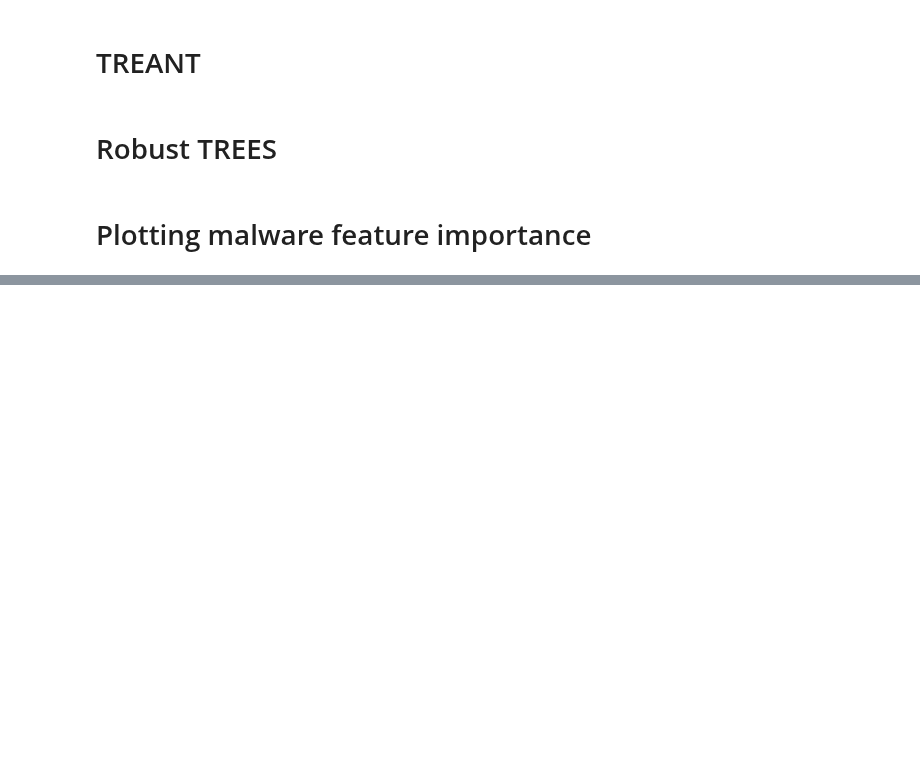
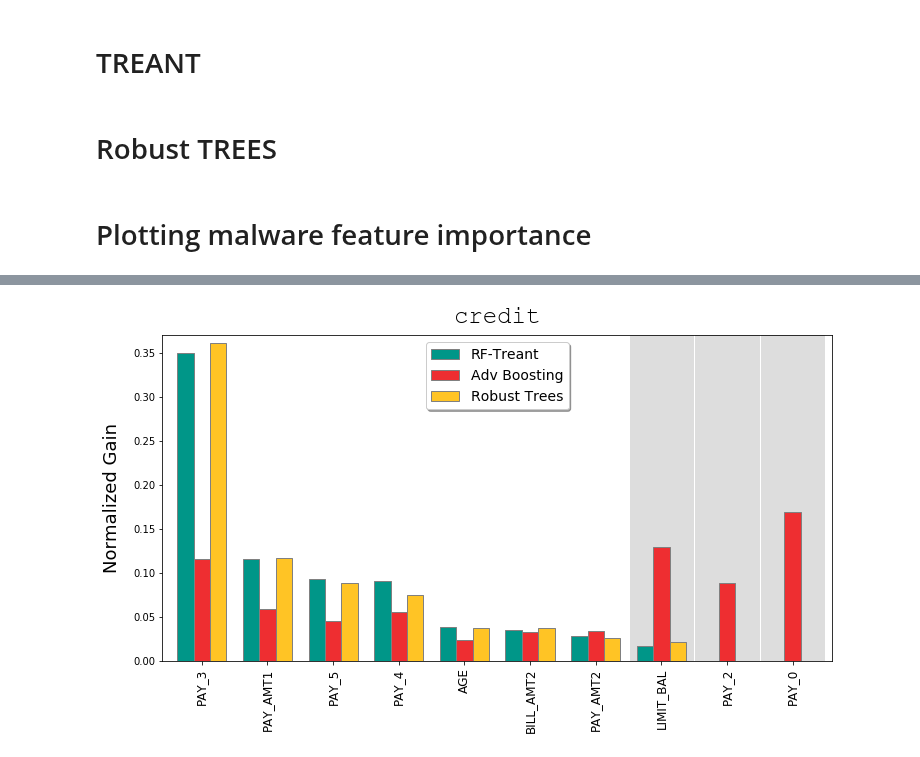
Before and after one commit to gtolomei/treant, a Jupyter notebook: src/Feature Importance.ipynb, the cells around one changed output, grey strips where cells are left out. Cells and saved outputs as stored; diff of their text form; code cells hidden in the pictures; blank space fills up the shorter version.

```diff
--- a/src/Feature Importance.ipynb
+++ b/src/Feature Importance.ipynb
@@ -243,7 +310,7 @@ plt.show()
 # %% [markdown]
 # Malware
 # %%
-DATASET_NAME="malware_all"
+DATASET_NAME="malware"
 DATASET_DIR="../data/{}".format(DATASET_NAME)
 ATK_DIR=DATASET_DIR + "/attacks"
 MODELS_DIR="../out/models/{}".format(DATASET_NAME)
@@ -304,7 +375,7 @@ sub_treant =treant
 # %% [markdown]
 # Robust TREES
 # %%
-with open("../out/models/malware_all/icml2019_malware_L-sse_B40_T100_D8_I20.model", 'rb') as f:
+with open("../out/models/malware_all/par-robust_malware_L-sse_B60_T100_D8_I20.model", 'rb') as f:
     model = dill.load(f)
 l=[]
 for i in range(model.n_estimators):
@@ -322,7 +393,7 @@ dft.loc[:,'N-Gain']=dft['Gain'].div(dft['Gain'].sum())
 robust_tree = dft.sort_values(by=['Gain'],ascending=False)
 robust_tree= dft.sort_values(by=['Gain'],ascending=False)
 #print("-- Robust Tree --")
-#robust_tree[:10]
+robust_tree[:10]
 # %%
 # collecting all the top 10 features along with gain and normalized gain value
 df = pd.DataFrame(columns=['AB-Name','TREANT-Name','Robust-Name','Random-Name','Adv Boosting',
@@ -444,0 +508,14 @@ plt.gcf().subplots_adjust(bottom=0.20)
+# %%
+def print_fx_imp(model, colnames):
+    fx_uses = model.feature_importance(importance_type='split')
+    fx_gain = model.feature_importance(importance_type='gain')
+    df = pd.DataFrame(columns=['Random-Name','Gain'])
+    for i,f in enumerate(np.argsort(fx_gain)[::-1]):
+        ("{:2d} {:20s} {:.3f} {:4d}".format(i, colnames[f], fx_gain[f], fx_uses[f]))
+        df=df.append({'Random-Name':colnames[f],'Gain':fx_gain[f]}, ignore_index=True)
+    return df
+#print("-- adversarial boosting--")
+gbdt = lightgbm.Booster(model_file="../out/models/credit/rf-gbdt_credit_T100_S0050_L256_R100.model")
+random_forest =print_fx_imp(gbdt, train.columns)
+random_forest.loc[:,'N-Gain']=random_forest['Gain'].div(random_forest['Gain'].sum())
+#random_forest
@@ -444,0 +610,60 @@ plt.gcf().subplots_adjust(bottom=0.20)
+# %%
+import numpy as np
+import matplotlib.pyplot as plt
+
+# set width of bar
+barWidth = 0.25
+fig, ax = plt.subplots(figsize=(12,6))
+
+
+# process attacks
+attacked_fx = ["PAY_0", "BILL_AMT1", "PAY_2", "LIMIT_BAL"]
+
+plt.bar([0.25+xx for xx in range(len(credit['Name']))],
+        credit['Name'].isin(attacked_fx).astype(float) * 1.0,  width=1.0,
+        color ="#dddddd", edgecolor='white')
+
+
+# set height of bar
+bars1 = credit['RF-TREANT'].tolist()
+bars2 = credit['Adv Boosting'].tolist()
+bars3 = credit['Robust Trees'].tolist()
+# bars4 = wine['Random Forest'].tolist()
+
+# Set position of bar on X axis
+r1 = np.arange(len(bars1))
+r2 = [x + barWidth  for x in r1]
+r3 = [x + barWidth for x in r2]
+# r4 = [x + barWidth for x in r3]
+
+# Make the plot
+plt.bar(r1, bars1,  width=barWidth, color ="#009688",edgecolor='gray', label='RF-Treant')
+plt.bar(r2, bars2,  width=barWidth, color ="#ee2e31",edgecolor='gray', label='Adv Boosting')
+plt.bar(r3, bars3,  width=barWidth, color="#ffc425",edgecolor='gray', label='Robust Trees')
+# plt.bar(r4,bars4,  width=barWidth , color="#3385c6",edgecolor='white', label='Random Forest')
+
+# Add xticks on the middle of the group bars    TRe-#009688
+#plt.xlabel('Feature Names', fontweight='bold',fontsize =16) RT-#ffc425
+plt.ylabel('Normalized Gain', fontsize=18, labelpad=12)
+
+plt.xticks([r +  barWidth for r in range(len(credit['Name']))], credit['Name'].tolist()
+                                                        ,rotation=90, fontsize=12)
+ax.set_ylim((0,.37))
+
+# Create legend & Show graphic
+plt.title('credit',fontsize=24, fontname="Courier New", pad=12)
+plt.margins(0.01)
+plt.legend(loc='upper center',fontsize=14,
+               fancybox=True,
+               shadow=True)
+
+#ax.spines['right'].set_visible(False)
+#ax.spines['top'].set_visible(False)
+
+#chartBox = ax.get_position()
+#ax.set_position([chartBox.x0, chartBox.y0, chartBox.width*0.6, chartBox.height])
+#ax.legend(loc='upper center', bbox_to_anchor=(1, 0.8), shadow=True, ncol=2)
+
+plt.show()
+# %% [output]
+[figure, added]
```
Also changed, not shown: parts of 23 cells of this notebook, 11 other files.
